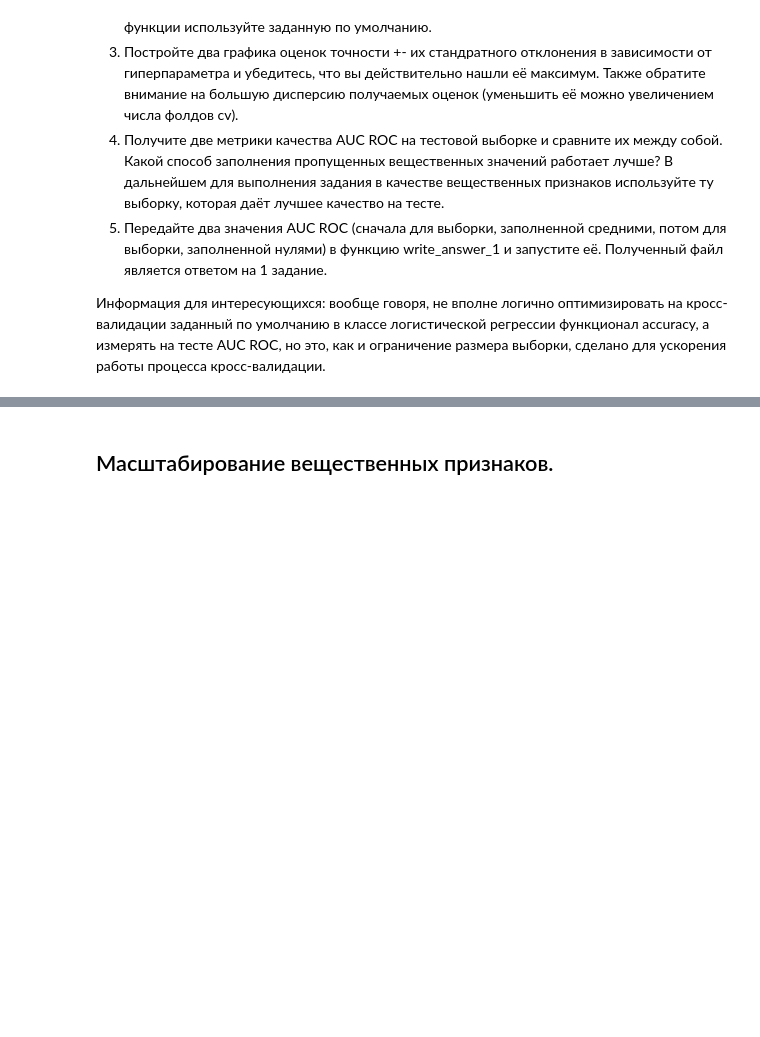
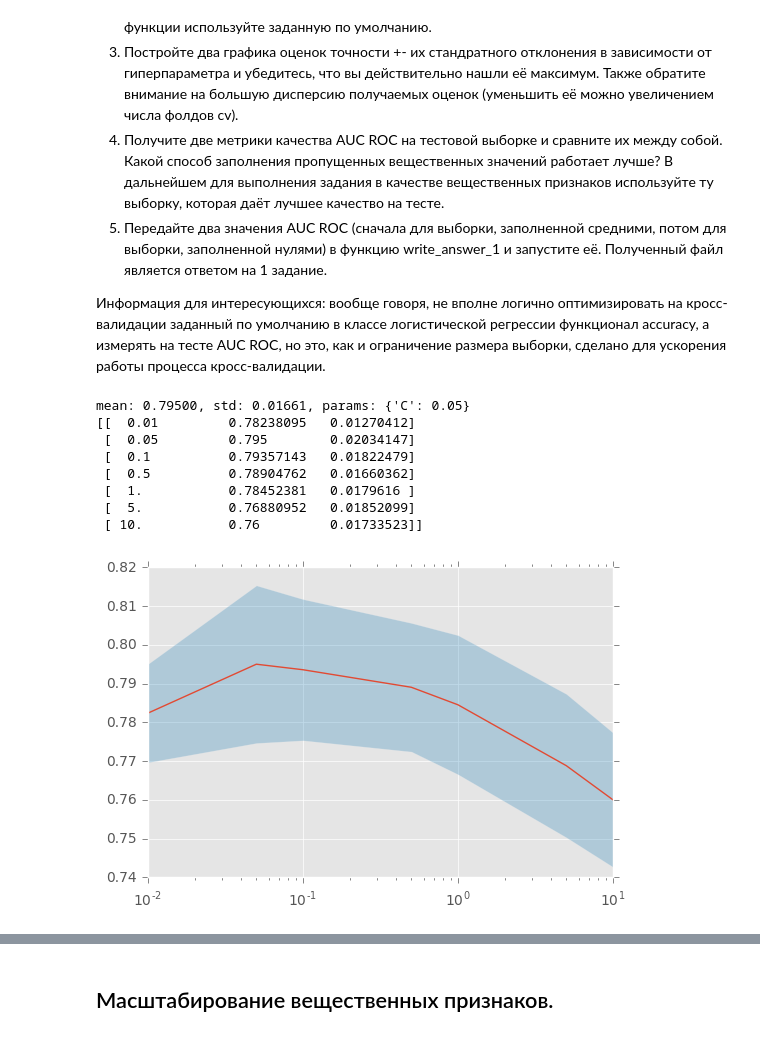
Before and after one commit to lunaplush/courseraJUPy, a Jupyter notebook: Preprocessing_LR.ipynb, the cells around one changed output, grey strips where cells are left out. Drawn from its saved outputs; the diff is of its cells as text; code cells hidden in the pictures; blank space fills up the shorter version.

```diff
--- a/Preprocessing_LR.ipynb
+++ b/Preprocessing_LR.ipynb
@@ -285,6 +287,18 @@ param_grid = {'C': [0.01, 0.05, 0.1, 0.5, 1, 5, 10]}
 cv = 3
 
 # place your code here
+# %%
+plot_scores(optimizer3)
+# %% [output]
+mean: 0.79500, std: 0.01661, params: {'C': 0.05}
+[[  0.01         0.78238095   0.01270412]
+ [  0.05         0.795        0.02034147]
+ [  0.1          0.79357143   0.01822479]
+ [  0.5          0.78904762   0.01660362]
+ [  1.           0.78452381   0.0179616 ]
+ [  5.           0.76880952   0.01852099]
+ [ 10.           0.76         0.01733523]]
+[figure, added]
 # %%
 
 estimator = LogisticRegression(penalty = 'l2')
```
Also changed, not shown: parts of 16 cells of this notebook, 1 other file.
